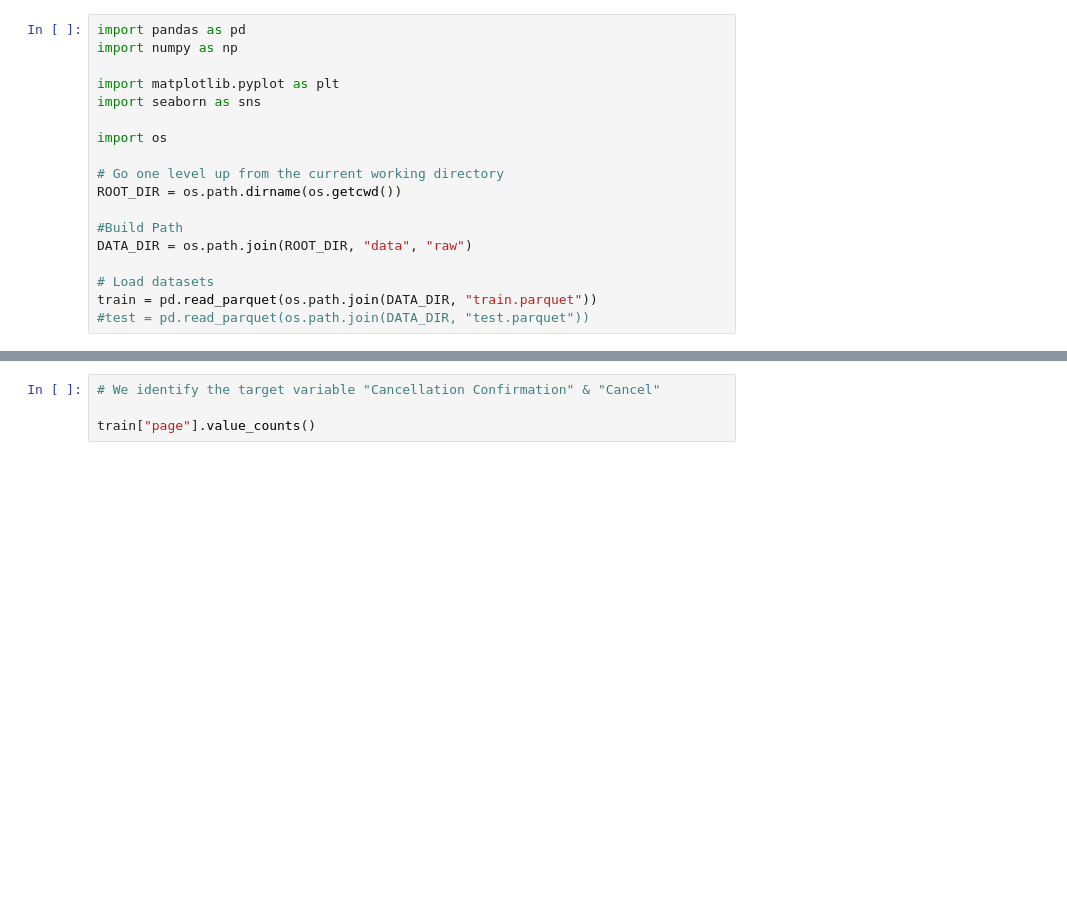
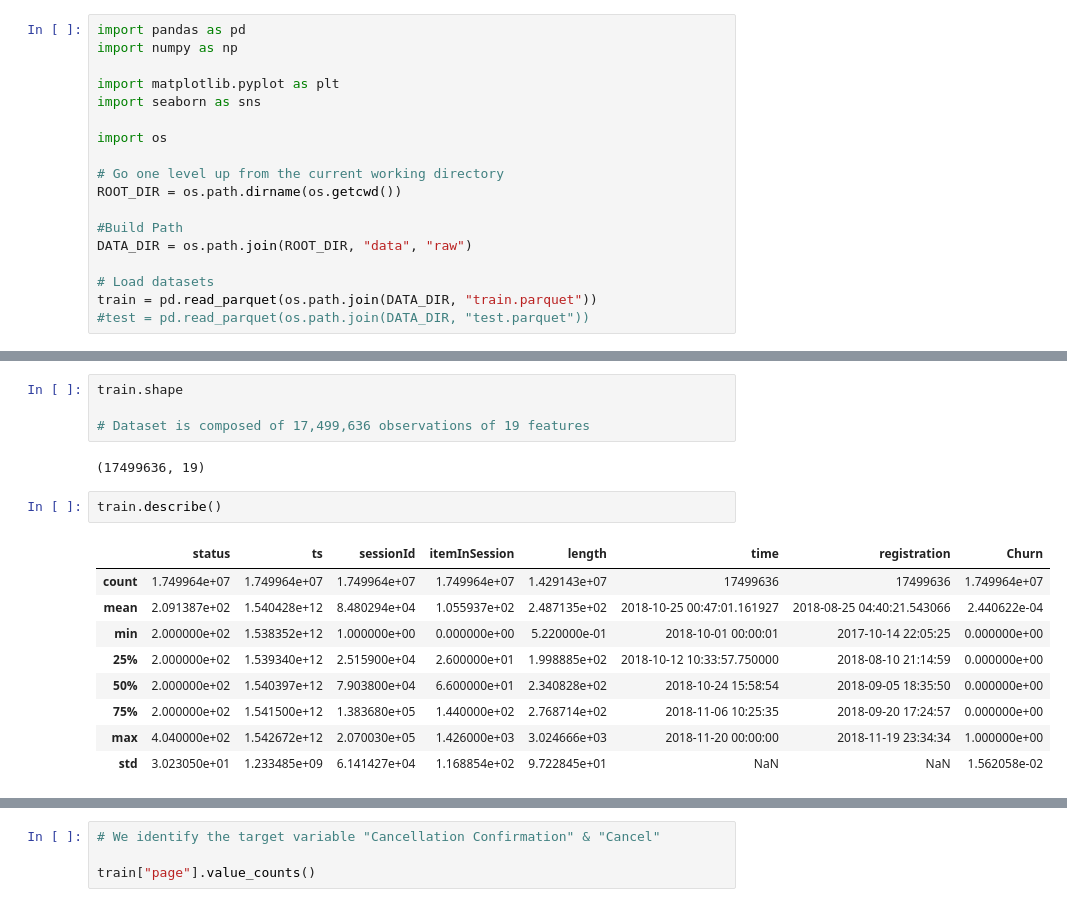
Before and after one commit to Hugo361/Churn_Prediction_26-27_DSAIB, a Jupyter notebook: Notebooks/01_EDA.ipynb, the cells around one changed output, grey strips where cells are left out. Saved outputs shown, nothing was run; the diff lists cells and outputs as text; blank space fills up the shorter version.

```diff
--- a/Notebooks/01_EDA.ipynb
+++ b/Notebooks/01_EDA.ipynb
@@ -30,0 +30,18 @@ train.sample(5)
+# %%
+train.shape
+
+# Dataset is composed of 17,499,636 observations of 19 features
+# %% [output]
+(17499636, 19)
+# %%
+train.describe()
+# %% [output]
+|  | status | ts | sessionId | itemInSession | length | time | registration | Churn |
+| count | 1.749964e+07 | 1.749964e+07 | 1.749964e+07 | 1.749964e+07 | 1.429143e+07 | 17499636 | 17499636 | 1.749964e+07 |
+| mean | 2.091387e+02 | 1.540428e+12 | 8.480294e+04 | 1.055937e+02 | 2.487135e+02 | 2018-10-25 00:47:01.161927 | 2018-08-25 04:40:21.543066 | 2.440622e-04 |
+| min | 2.000000e+02 | 1.538352e+12 | 1.000000e+00 | 0.000000e+00 | 5.220000e-01 | 2018-10-01 00:00:01 | 2017-10-14 22:05:25 | 0.000000e+00 |
+| 25% | 2.000000e+02 | 1.539340e+12 | 2.515900e+04 | 2.600000e+01 | 1.998885e+02 | 2018-10-12 10:33:57.750000 | 2018-08-10 21:14:59 | 0.000000e+00 |
+| 50% | 2.000000e+02 | 1.540397e+12 | 7.903800e+04 | 6.600000e+01 | 2.340828e+02 | 2018-10-24 15:58:54 | 2018-09-05 18:35:50 | 0.000000e+00 |
+| 75% | 2.000000e+02 | 1.541500e+12 | 1.383680e+05 | 1.440000e+02 | 2.768714e+02 | 2018-11-06 10:25:35 | 2018-09-20 17:24:57 | 0.000000e+00 |
+| max | 4.040000e+02 | 1.542672e+12 | 2.070030e+05 | 1.426000e+03 | 3.024666e+03 | 2018-11-20 00:00:00 | 2018-11-19 23:34:34 | 1.000000e+00 |
+| std | 3.023050e+01 | 1.233485e+09 | 6.141427e+04 | 1.168854e+02 | 9.722845e+01 | NaN | NaN | 1.562058e-02 |
```
Also changed, not shown: parts of 11 cells of this notebook.
